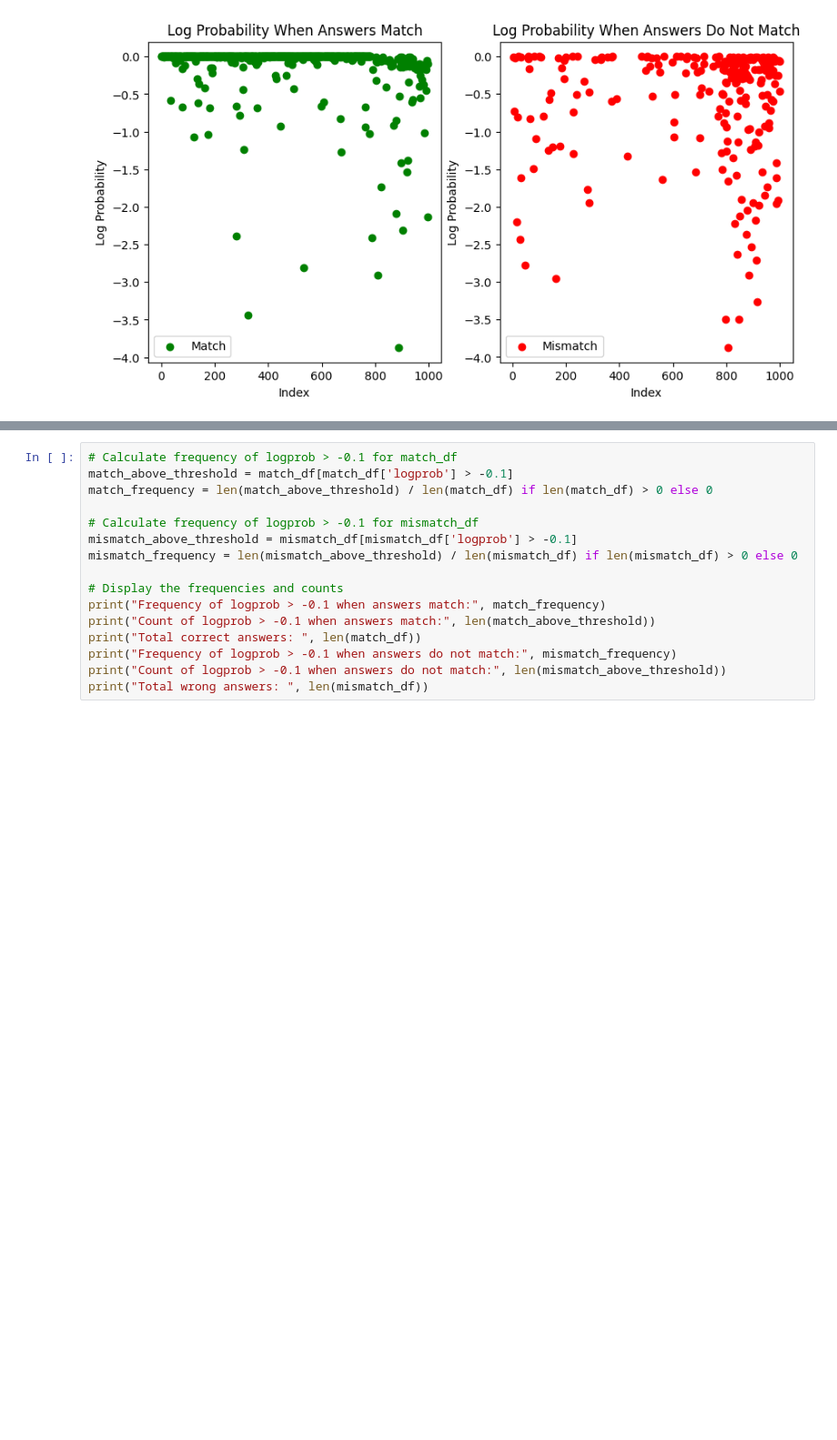
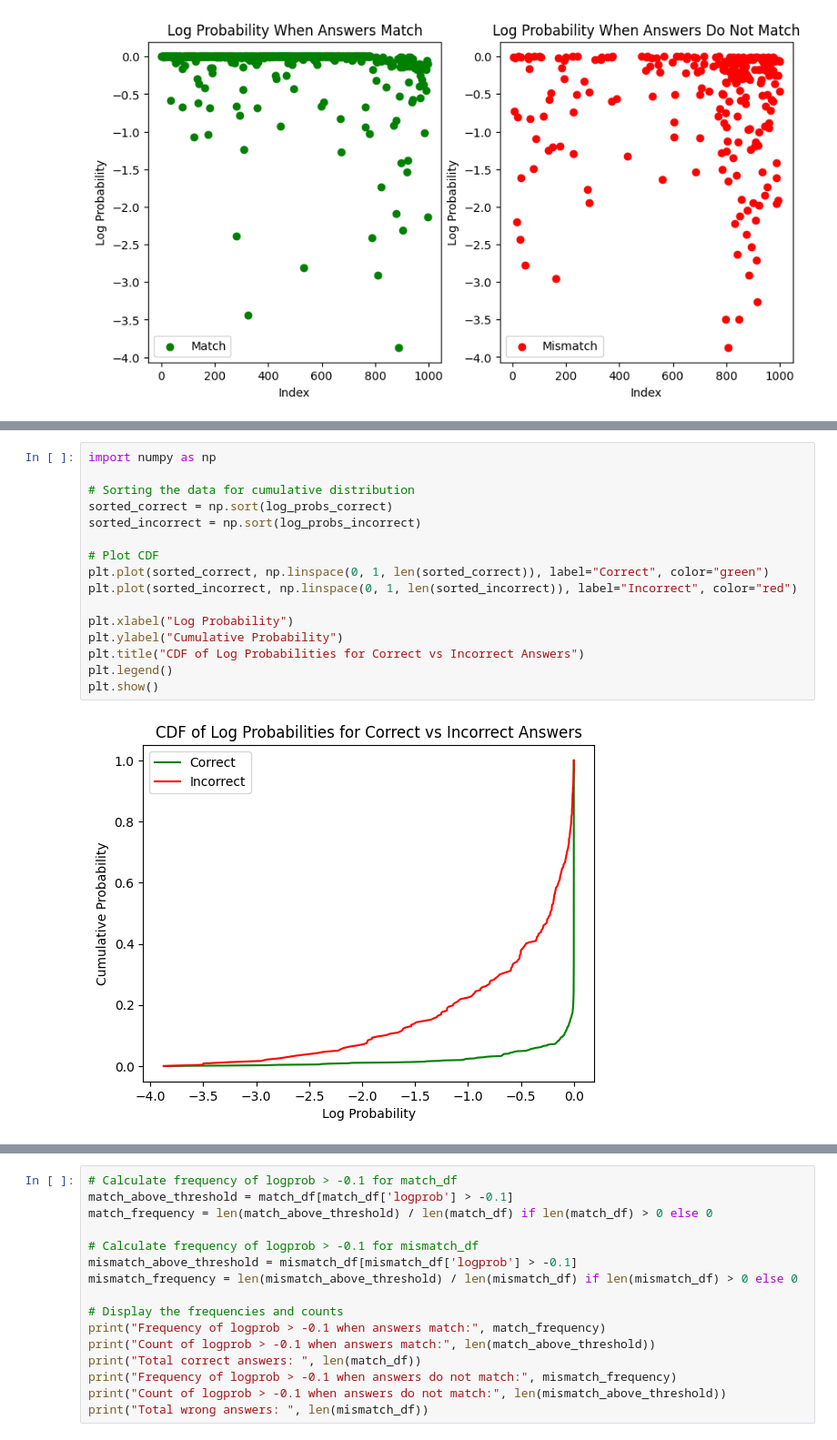
Before and after one commit to moizali01/llm-confidence-study, a Jupyter notebook: MMLU_Logprob_inference/analysis.ipynb, the cells around one changed output, grey strips where cells are left out. Shown at 91% size. Drawn from its saved outputs; the diff is of its cells as text; blank space fills up the shorter version.

```diff
--- a/MMLU_Logprob_inference/analysis.ipynb
+++ b/MMLU_Logprob_inference/analysis.ipynb
@@ -95,0 +156,18 @@ plt.legend()
+# %%
+import numpy as np
+
+# Sorting the data for cumulative distribution
+sorted_correct = np.sort(log_probs_correct)
+sorted_incorrect = np.sort(log_probs_incorrect)
+
+# Plot CDF
+plt.plot(sorted_correct, np.linspace(0, 1, len(sorted_correct)), label="Correct", color="green")
+plt.plot(sorted_incorrect, np.linspace(0, 1, len(sorted_incorrect)), label="Incorrect", color="red")
+
+plt.xlabel("Log Probability")
+plt.ylabel("Cumulative Probability")
+plt.title("CDF of Log Probabilities for Correct vs Incorrect Answers")
+plt.legend()
+plt.show()
+# %% [output]
+[figure, added]
```
Also changed, not shown: parts of 6 cells of this notebook, 1 other file.
